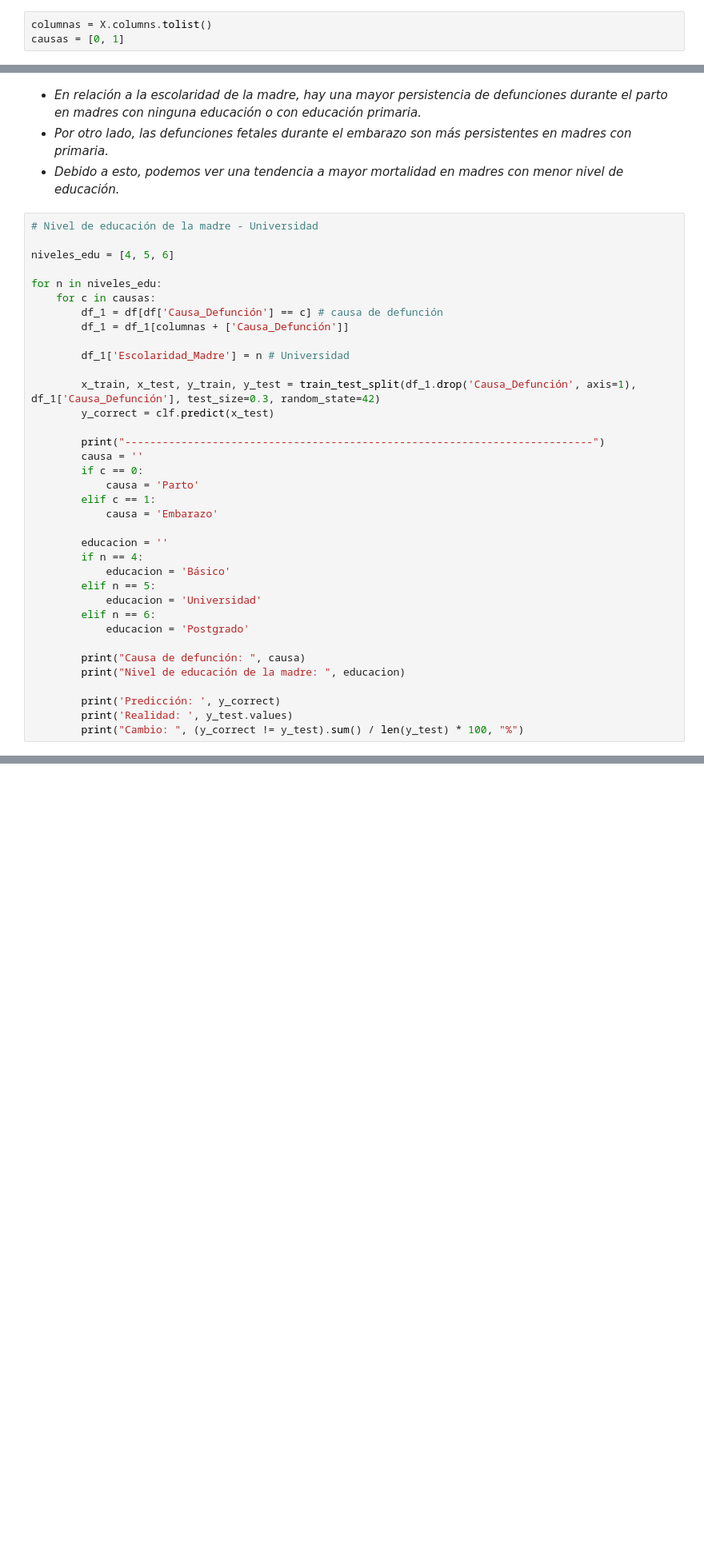
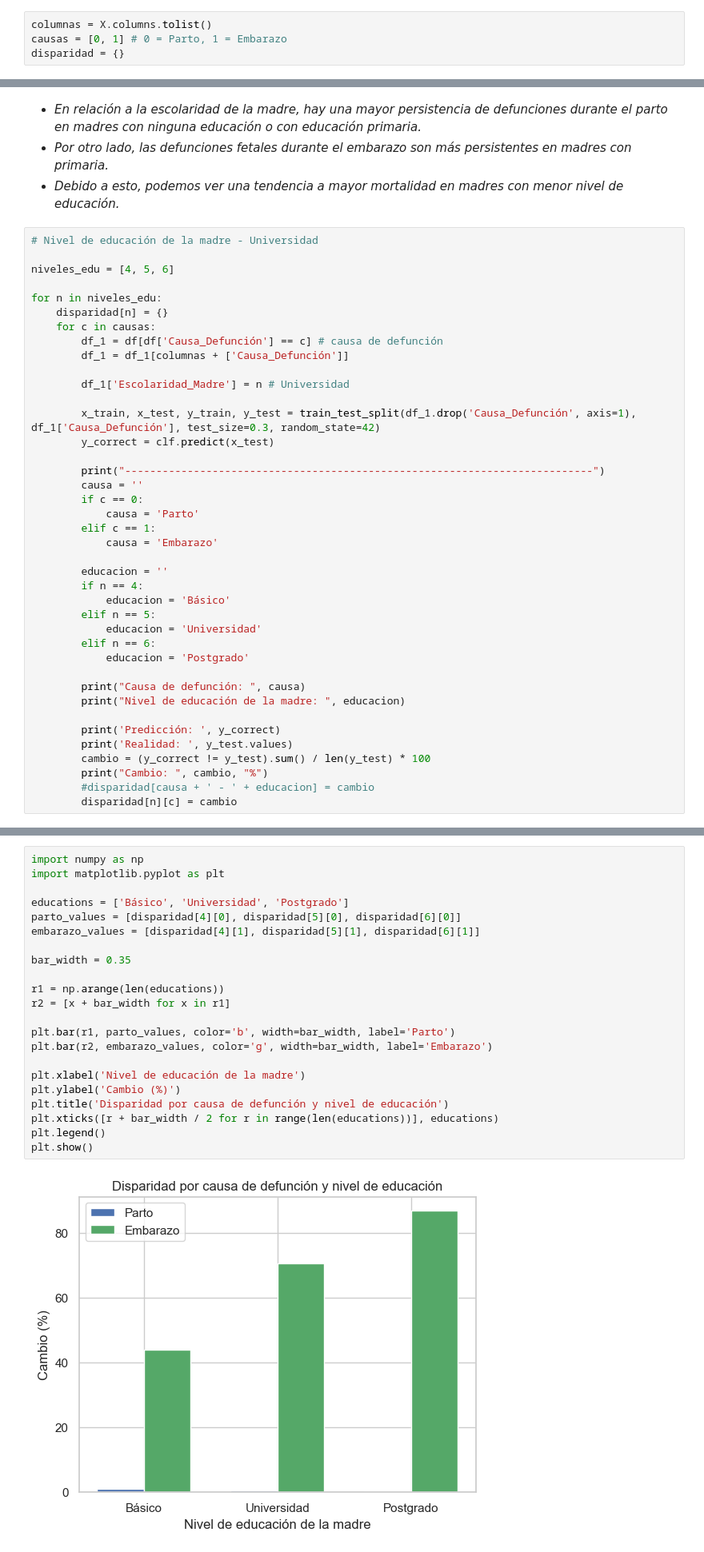
Before and after one commit to stefanoaragoni/mineria_proyecto, a Jupyter notebook: svm.ipynb, the cells around one changed output, grey strips where cells are left out. Shown at 80% size. Drawn from its saved outputs; the diff is of its cells as text; blank space fills up the shorter version.

```diff
--- a/svm.ipynb
+++ b/svm.ipynb
@@ -245,7 +245,8 @@ Confusion Matrix:
 * _En este acercamiento, se busca observar las variables más implicadas en las condiciones de vida de la madre en vez del desarrollo del embarazo como tal. Con esto, buscamos encontrar el impacto que tienen las condiciones de vida de la madre en el resultado del embarazo._
 # %%
 columnas = X.columns.tolist()
-causas = [0, 1]
+causas = [0, 1] # 0 = Parto, 1 = Embarazo
+disparidad = {}
 # %% [markdown]
 ### Escolaridad de la madre
 # %%
@@ -288,6 +289,7 @@ Name: Escolaridad_Madre, dtype: int64
 niveles_edu = [4, 5, 6]
 
 for n in niveles_edu:
+    disparidad[n] = {}
     for c in causas:
         df_1 = df[df['Causa_Defunción'] == c] # causa de defunción
         df_1 = df_1[columnas + ['Causa_Defunción']]
@@ -317,7 +319,10 @@ for n in niveles_edu:
 
         print('Predicción: ', y_correct)
         print('Realidad: ', y_test.values)
-        print("Cambio: ", (y_correct != y_test).sum() / len(y_test) * 100, "%")
+        cambio = (y_correct != y_test).sum() / len(y_test) * 100
+        print("Cambio: ", cambio, "%")
+        #disparidad[causa + ' - ' + educacion] = cambio
+        disparidad[n][c] = cambio
 # %% [output]
 ---------------------------------------------------------------------------
 Causa de defunción:  Parto
@@ -336,6 +341,30 @@ Nivel de educación de la madre:  Postgrado
 Predicción:  [0 0 0 ... 0 1 0]
 Realidad:  [1 1 1 ... 1 1 1]
 Cambio:  86.76053676053675 %
+# %%
+import numpy as np
+import matplotlib.pyplot as plt
+
+educations = ['Básico', 'Universidad', 'Postgrado']
+parto_values = [disparidad[4][0], disparidad[5][0], disparidad[6][0]]
+embarazo_values = [disparidad[4][1], disparidad[5][1], disparidad[6][1]]
+
+bar_width = 0.35
+
+r1 = np.arange(len(educations))
+r2 = [x + bar_width for x in r1]
+
+plt.bar(r1, parto_values, color='b', width=bar_width, label='Parto')
+plt.bar(r2, embarazo_values, color='g', width=bar_width, label='Embarazo')
+
+plt.xlabel('Nivel de educación de la madre')
+plt.ylabel('Cambio (%)')
+plt.title('Disparidad por causa de defunción y nivel de educación')
+plt.xticks([r + bar_width / 2 for r in range(len(educations))], educations)
+plt.legend()
+plt.show()
+# %% [output]
+[figure, added]
 # %% [markdown]
 ### Total de hijos de la madre
 # %%
```
Also changed, not shown: parts of 8 cells of this notebook.
